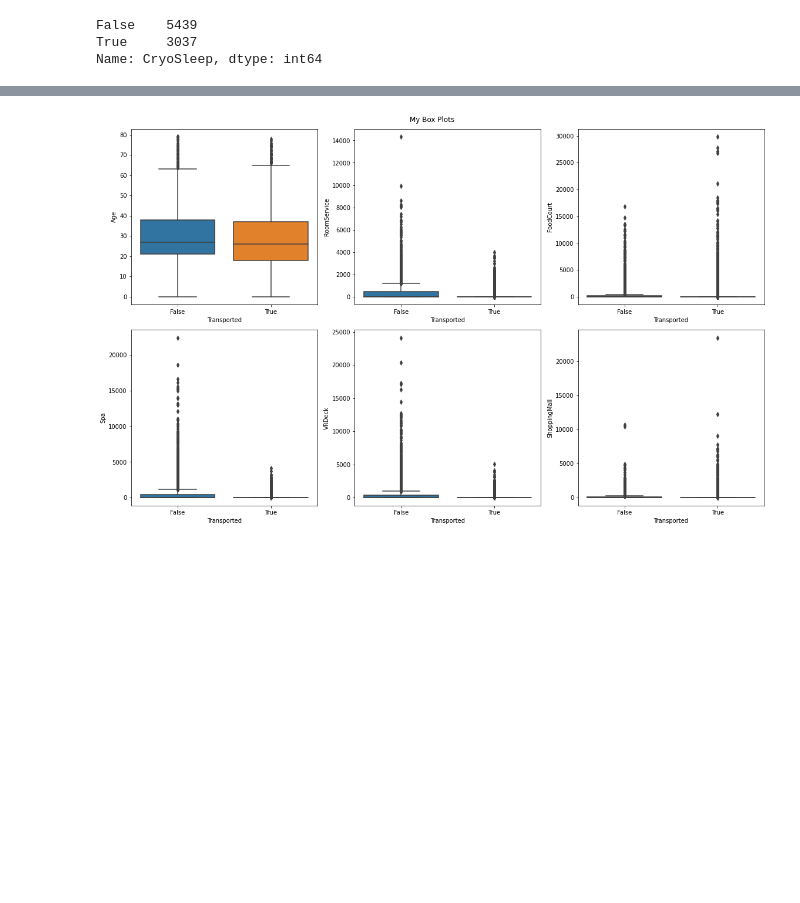
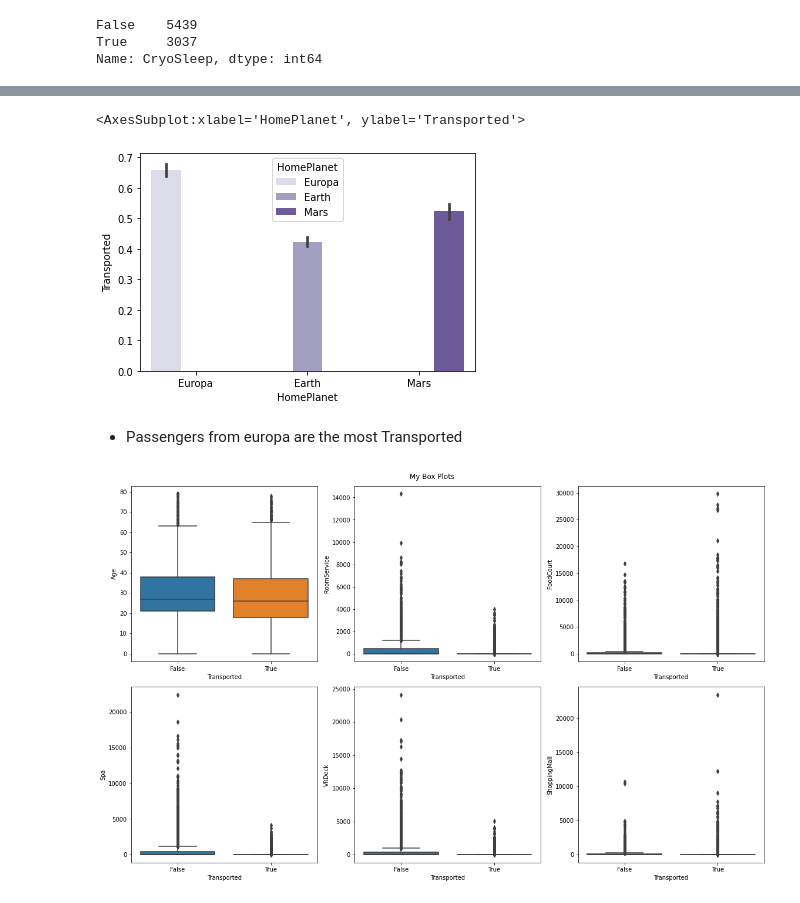
Before and after one commit to KONA1005/kaggle, a Jupyter notebook: space/seulki-dojeon.ipynb, the cells around one changed output, grey strips where cells are left out. Cells and saved outputs as stored; diff of their text form; code cells hidden in the pictures; blank space fills up the shorter version.

```diff
--- a/space/seulki-dojeon.ipynb
+++ b/space/seulki-dojeon.ipynb
@@ -284,3 +282,10 @@ cnt_bar(train, "Transported")
+# %%
+sns.barplot(x = 'HomePlanet',y = 'Transported',hue = 'HomePlanet',data = train, palette = "Purples")
+# %% [output]
+<AxesSubplot:xlabel='HomePlanet', ylabel='Transported'>
+[figure, added]
+# %% [markdown]
+- Passengers from europa are the most Transported
 # %%
 fig, ax = plt.subplots(2, 3, figsize=(16, 10)) # 그래프의 행과 열 지정 및, 이미지 사이즈 지정
 data = train.copy()
```
Also changed, not shown: parts of 15 cells of this notebook.
